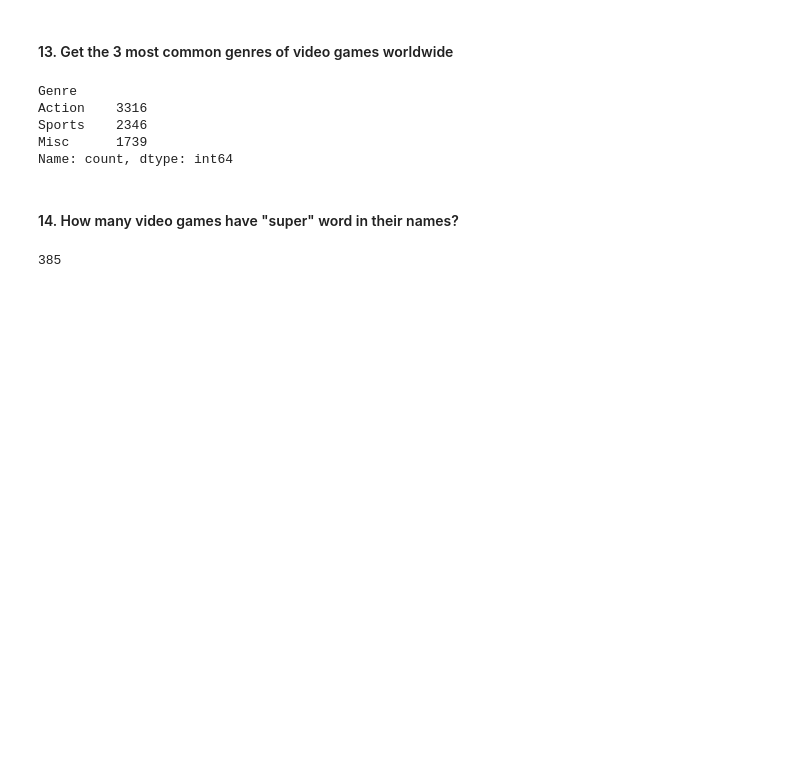
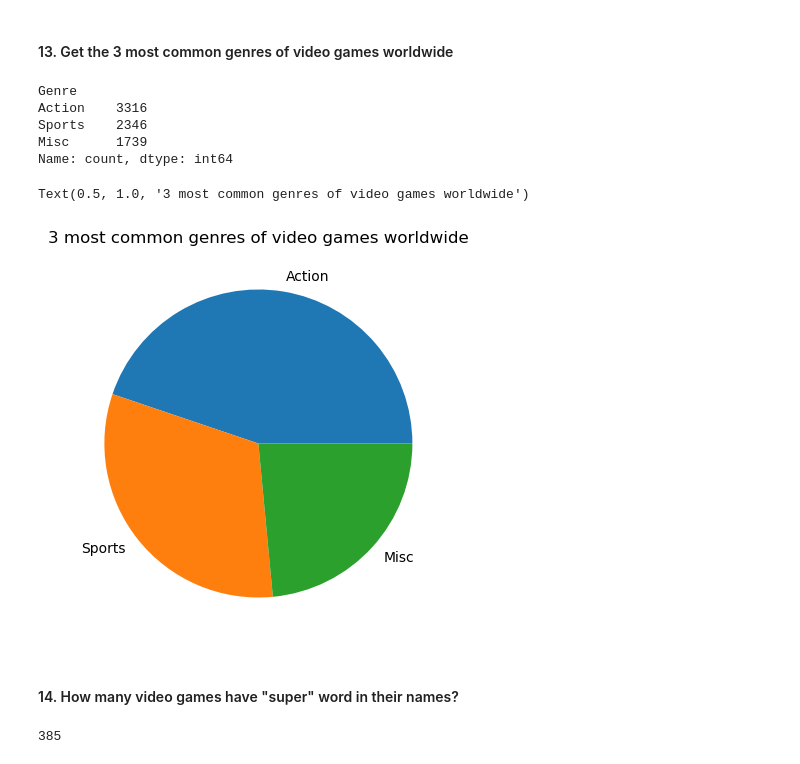
Before and after one commit to Kasilnur/Machine_learning, a Jupyter notebook: Machine_learning/Kaskinbaev_VGS.ipynb, the cells around one changed output. Cells and saved outputs as stored; diff of their text form; code cells hidden in the pictures; blank space fills up the shorter version.

```diff
--- a/Machine_learning/Kaskinbaev_VGS.ipynb
+++ b/Machine_learning/Kaskinbaev_VGS.ipynb
@@ -148,6 +159,13 @@ Action    3316
 Sports    2346
 Misc      1739
 Name: count, dtype: int64
+# %%
+plt.figure(figsize=(12,5))
+plt.pie(x=vgs.Genre.value_counts().head(3), labels=vgs.Genre.value_counts().head(3).index)
+plt.title('3 most common genres of video games worldwide')
+# %% [output]
+Text(0.5, 1.0, '3 most common genres of video games worldwide')
+[figure, added]
 # %% [markdown]
 #### 14. How many video games have "super" word in their names?
 # %%
```
Also changed, not shown: parts of 5 cells of this notebook.
